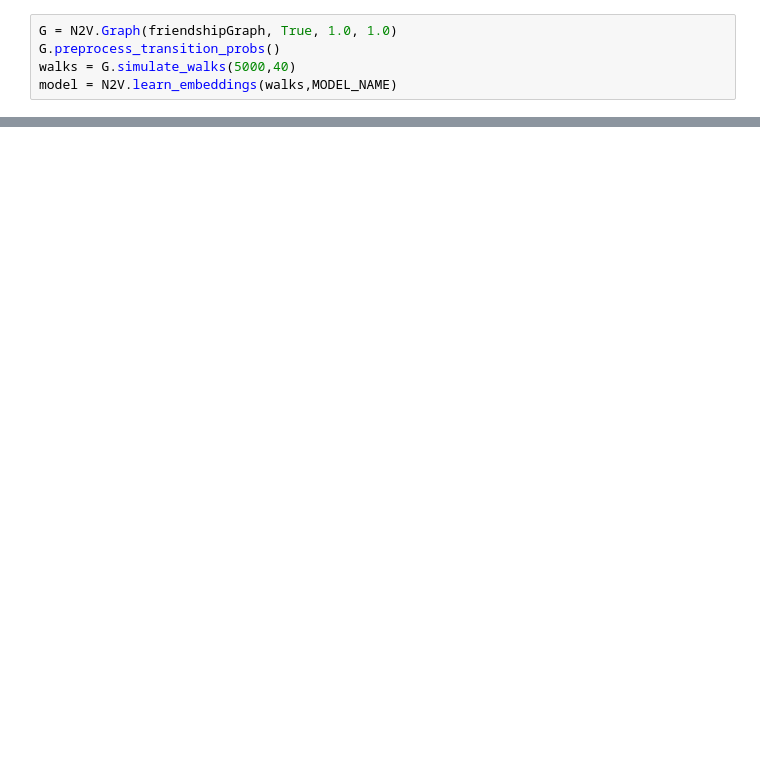
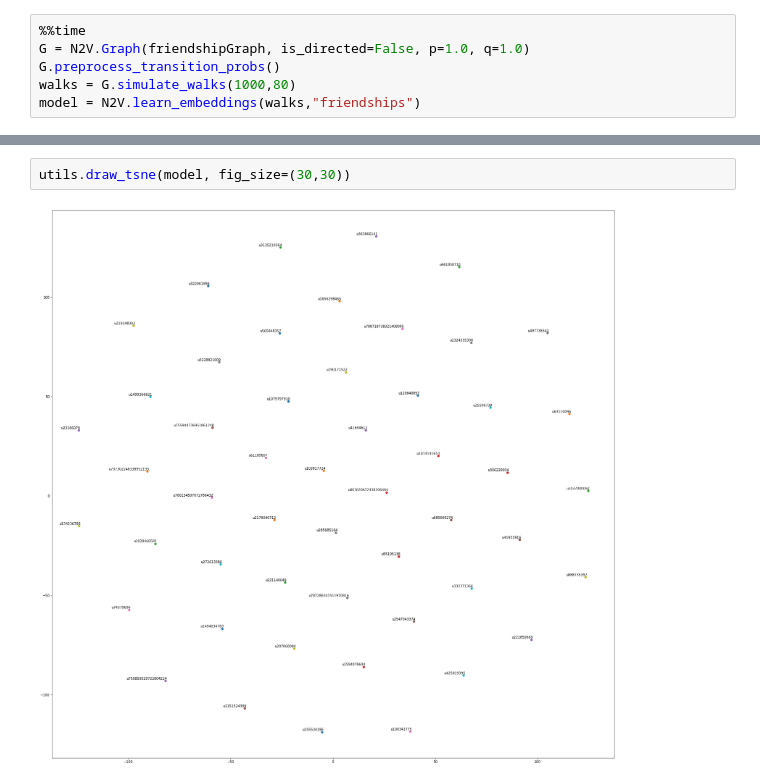
Before and after one commit to GTU-Projects/CSE496_Node2Vec_2018, a Jupyter notebook: src/friendship.ipynb, the cells around one changed output, grey strips where cells are left out. Drawn from its saved outputs; the diff is of its cells as text; blank space fills up the shorter version.

```diff
--- a/src/friendship.ipynb
+++ b/src/friendship.ipynb
@@ -101,7 +59,8 @@ plt.show()
 # %%
-G = N2V.Graph(friendshipGraph, True, 1.0, 1.0)
+%%time
+G = N2V.Graph(friendshipGraph, is_directed=False, p=1.0, q=1.0)
 G.preprocess_transition_probs()
-walks = G.simulate_walks(5000,40)
-model = N2V.learn_embeddings(walks,MODEL_NAME)
+walks = G.simulate_walks(1000,80)
+model = N2V.learn_embeddings(walks,"friendships")
 # %% [output]
 Walk iteration:
@@ -134,0 +83,4 @@ tsne_plot(model)
+# %%
+utils.draw_tsne(model, fig_size=(30,30))
+# %% [output]
+[figure, added]
```
Also changed, not shown: parts of 20 cells of this notebook, 1 other file.
